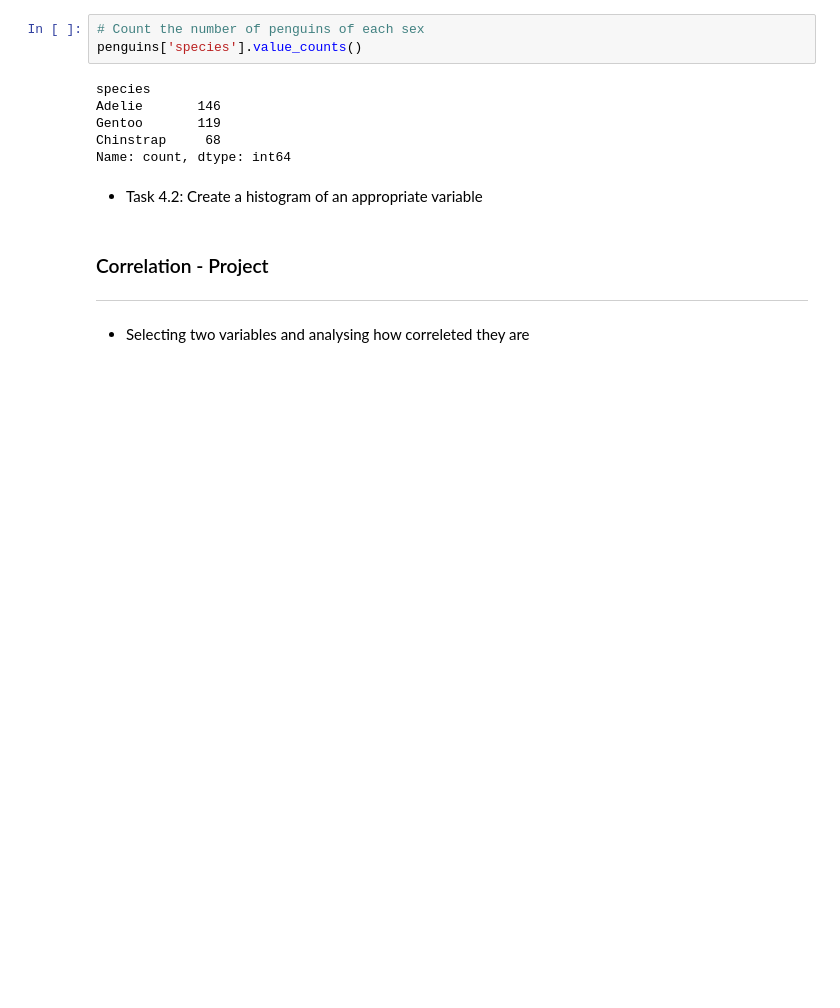
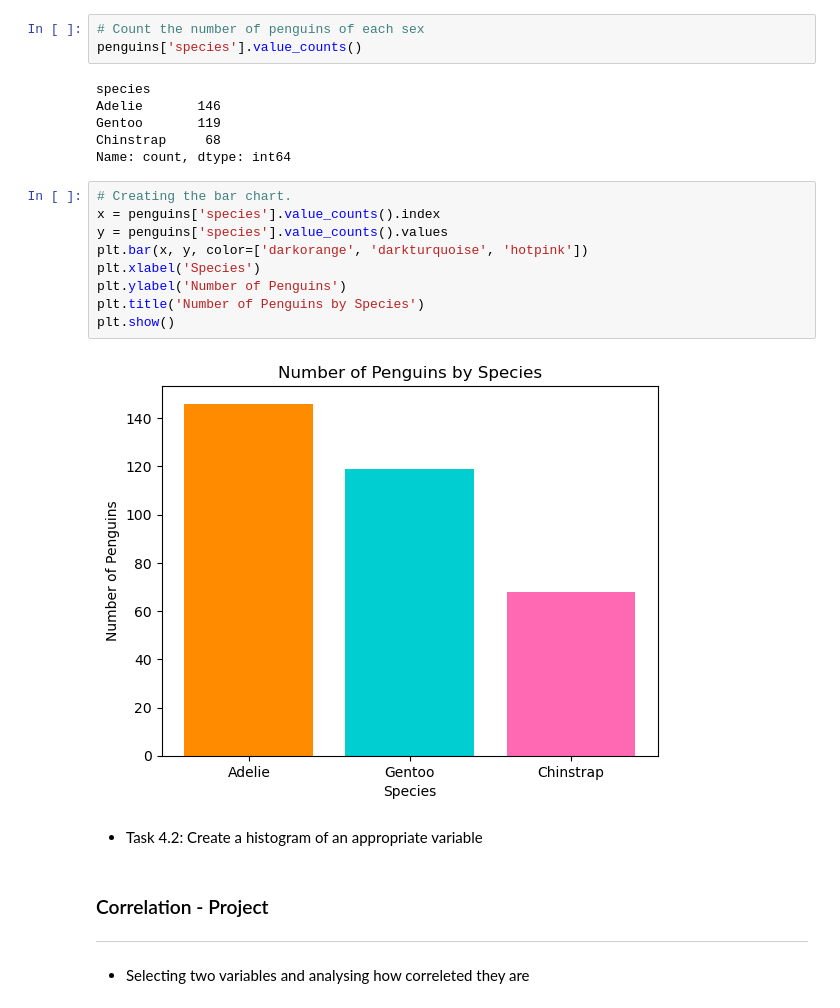
Before and after one commit to atacanbt/pofda-mywork, a Jupyter notebook: penguins.ipynb, the cells around one changed output. Saved outputs shown, nothing was run; the diff lists cells and outputs as text; blank space fills up the shorter version.

Commit message:
bar chart added

```diff
--- a/penguins.ipynb
+++ b/penguins.ipynb
@@ -150,6 +150,17 @@ Adelie       146
 Gentoo       119
 Chinstrap     68
 Name: count, dtype: int64
+# %%
+# Creating the bar chart.
+x = penguins['species'].value_counts().index
+y = penguins['species'].value_counts().values
+plt.bar(x, y, color=['darkorange', 'darkturquoise', 'hotpink'])
+plt.xlabel('Species')
+plt.ylabel('Number of Penguins')
+plt.title('Number of Penguins by Species')
+plt.show()
+# %% [output]
+[figure, added]
 # %% [markdown]
 - Task 4.2: Create a histogram of an appropriate variable
 # %% [markdown]
```
Also changed, not shown: parts of 2 cells of this notebook, 1 other file.
